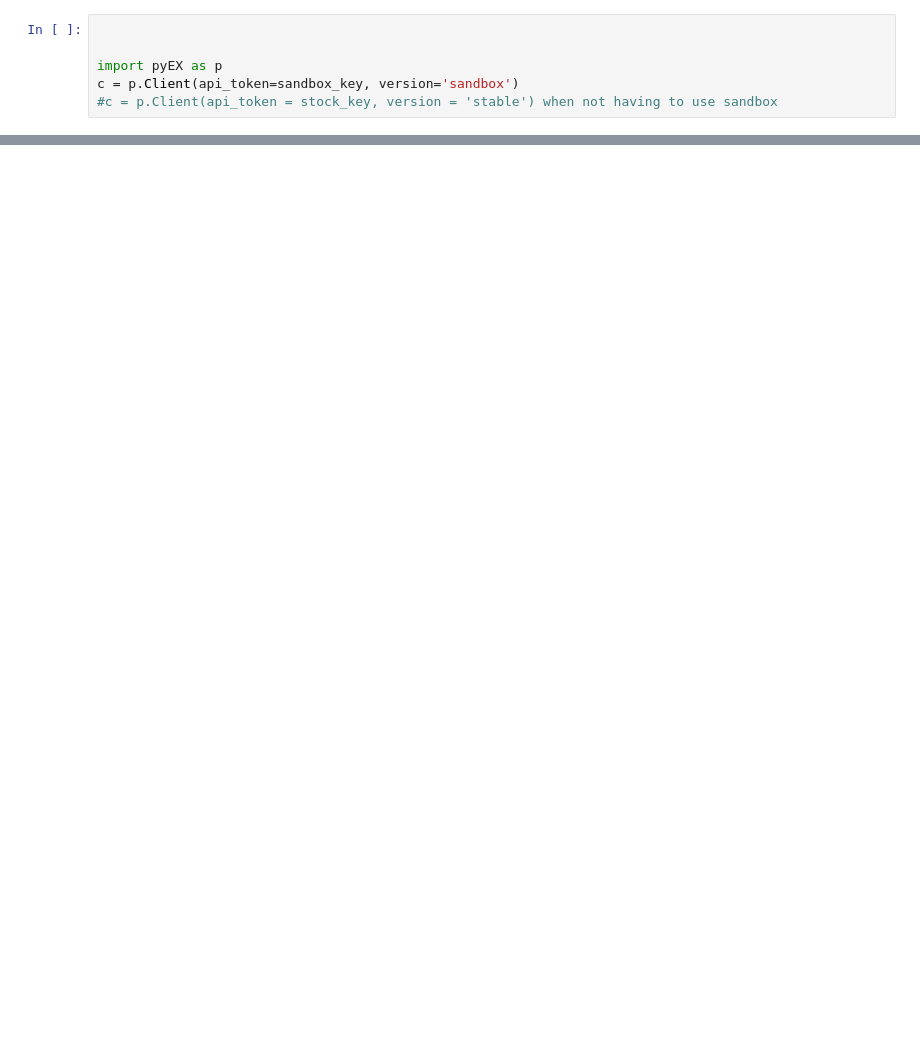
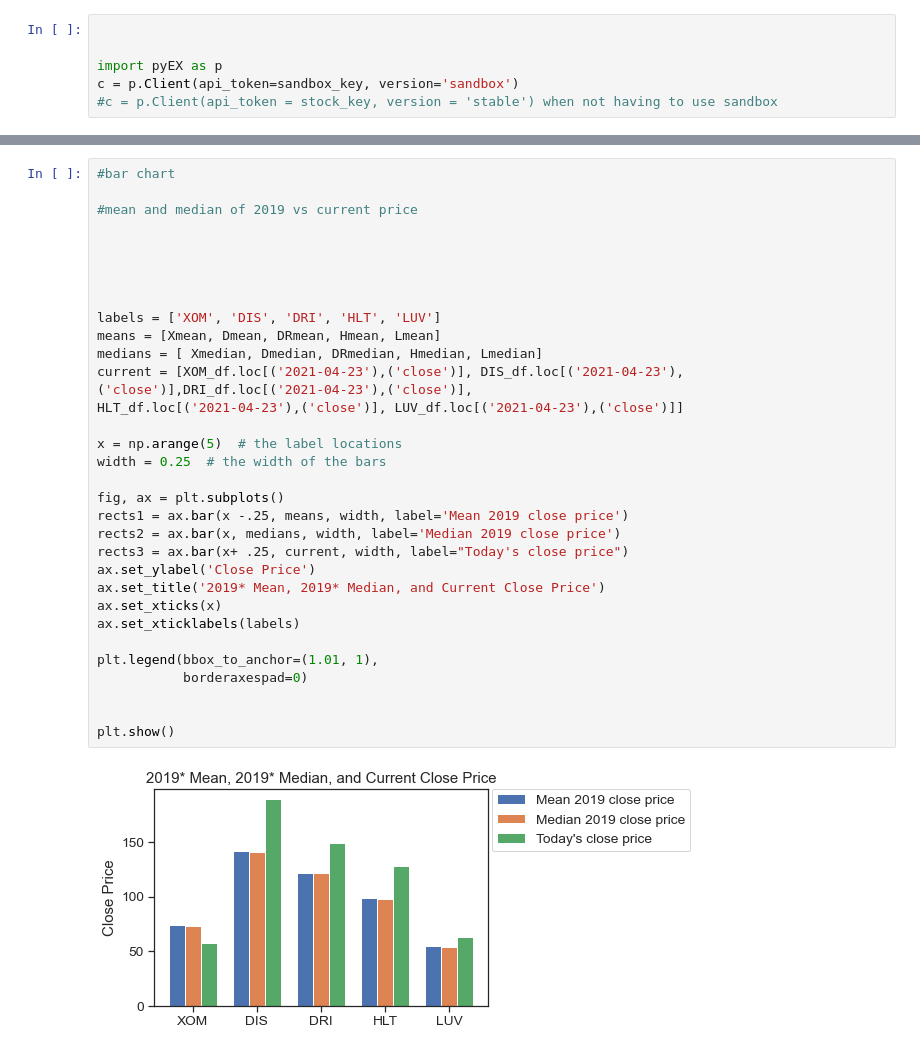
Before and after one commit to SharonBond/homework, a Jupyter notebook: github_IEX_API_project.ipynb, the cells around one changed output, grey strips where cells are left out. Drawn from its saved outputs; the diff is of its cells as text; blank space fills up the shorter version.

```diff
--- a/github_IEX_API_project.ipynb
+++ b/github_IEX_API_project.ipynb
@@ -279,0 +374,34 @@ g.fig.autofmt_xdate()
+# %%
+#bar chart
+
+#mean and median of 2019 vs current price
+
+
+
+
+
+labels = ['XOM', 'DIS', 'DRI', 'HLT', 'LUV']
+means = [Xmean, Dmean, DRmean, Hmean, Lmean]
+medians = [ Xmedian, Dmedian, DRmedian, Hmedian, Lmedian]
+current = [XOM_df.loc[('2021-04-23'),('close')], DIS_df.loc[('2021-04-23'),('close')],DRI_df.loc[('2021-04-23'),('close')],
+HLT_df.loc[('2021-04-23'),('close')], LUV_df.loc[('2021-04-23'),('close')]]
+
+x = np.arange(5)  # the label locations
+width = 0.25  # the width of the bars
+
+fig, ax = plt.subplots()
+rects1 = ax.bar(x -.25, means, width, label='Mean 2019 close price')
+rects2 = ax.bar(x, medians, width, label='Median 2019 close price')
+rects3 = ax.bar(x+ .25, current, width, label="Today's close price")
+ax.set_ylabel('Close Price')
+ax.set_title('2019* Mean, 2019* Median, and Current Close Price')
+ax.set_xticks(x)
+ax.set_xticklabels(labels)
+
+plt.legend(bbox_to_anchor=(1.01, 1),
+           borderaxespad=0)
+
+
+plt.show()
+# %% [output]
+[figure, added]
```
Also changed, not shown: parts of 22 cells of this notebook.
